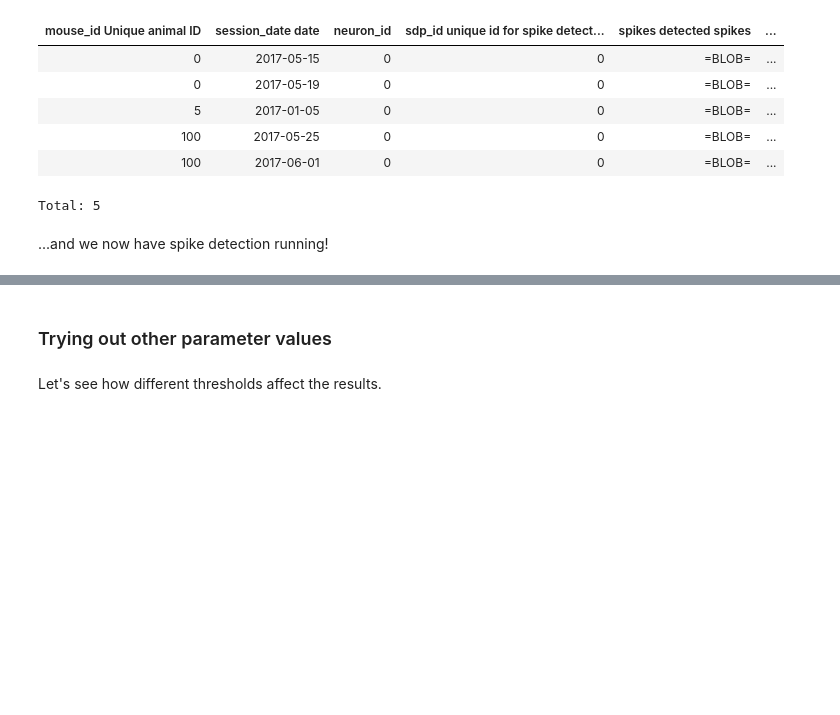
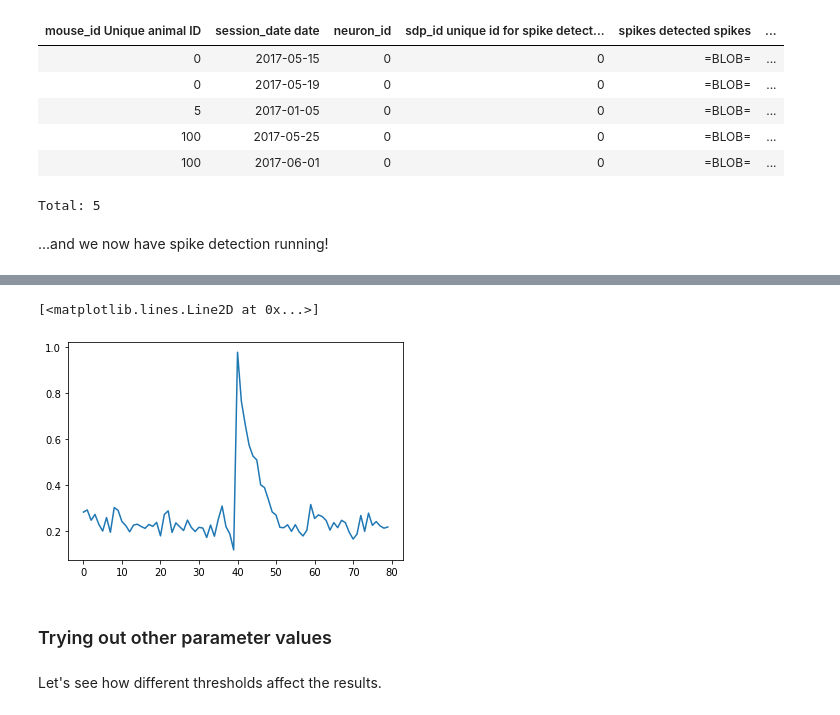
Before and after one commit to datajoint/datajoint-tutorials, a Jupyter notebook: electrophysiology/03-Computed Tables - Completed.ipynb, the cells around one changed output, grey strips where cells are left out. Drawn from its saved outputs; the diff is of its cells as text; code cells hidden in the pictures; blank space fills up the shorter version.

Commit message:
cleanup + formatting + adding `part` table for ephys

```diff
--- a/electrophysiology/03-Computed Tables - Completed.ipynb
+++ b/electrophysiology/03-Computed Tables - Completed.ipynb
@@ -400,6 +426,15 @@ class Spikes(dj.Computed):
     spikes: longblob     # detected spikes
     count: int           # total number of detected spikes
     """
+
+    class Waveform(dj.Part):
+        definition = """
+        -> master
+        spike_id: int
+        ---
+        waveform: longblob  # waveform extracted from this spike
+        """
+
     def make(self, key):
         print('Populating for: ', key)
 
@@ -413,10 +448,21 @@ class Spikes(dj.Computed):
         count = spikes.sum()   # compute total spike counts
         print('Detected {} spikes!\n'.format(count))
 
-        # save results and insert
-        key['spikes'] = spikes
-        key['count'] = count
-        self.insert1(key)
+        # create and insert a new dictionary containing `key` and additionally `spikes` and `count`
+        self.insert1(dict(key, spikes=spikes, count=count))
+
+        # extract waveform for the `Waveform` part-table
+        before_spk, after_spk = 40, 40  # extract 40 sample points before and after a spike as the waveform
+        for spk_id, spk in enumerate(np.where(spikes==1)[0]):
+
+            # For simplicity, skip the spikes too close to the beginning or the end
+            if spk - before_spk < 0 or spk + after_spk > len(activity) + 1:
+                continue
+
+            wf = activity[spk - before_spk: spk + after_spk]
+
+            # create and insert a new dictionary containing `key` and additionally `spike_id` and `waveform`
+            self.Waveform.insert1(dict(key, spike_id=spk_id, waveform=wf))
 # %% [markdown]
 The implementation of the spike detection is pretty much what we had above, except that we now fetch the value of `threshold` from the `SpikeDetectionParam` table.
 # %% [markdown]
@@ -487,3 +554,12 @@ Total: 5
+# %%
+# ENTER YOUR CODE! - try fetching all the waveforms
+waveforms = (Spikes.Waveform & 'mouse_id = 100' & 'session_date = "2017-05-25"' & 'sdp_id = 0').fetch('waveform')
+# %%
+# ENTER YOUR CODE! - and plot the average waveform
+plt.plot(waveforms.mean(axis=0))
+# %% [output]
+[<matplotlib.lines.Line2D at 0x...>]
+[figure, added]
 # %% [markdown]
 ### Trying out other parameter values
 # %% [markdown]
```
Also changed, not shown: parts of 17 cells of this notebook, 5 other files.
